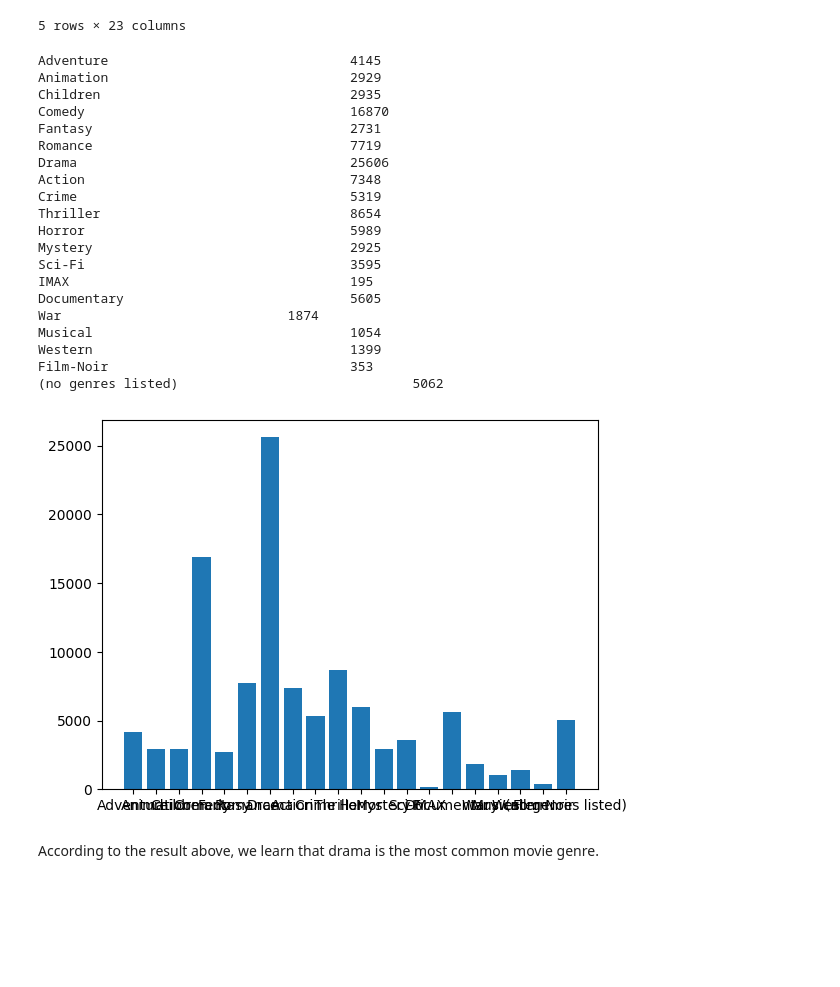
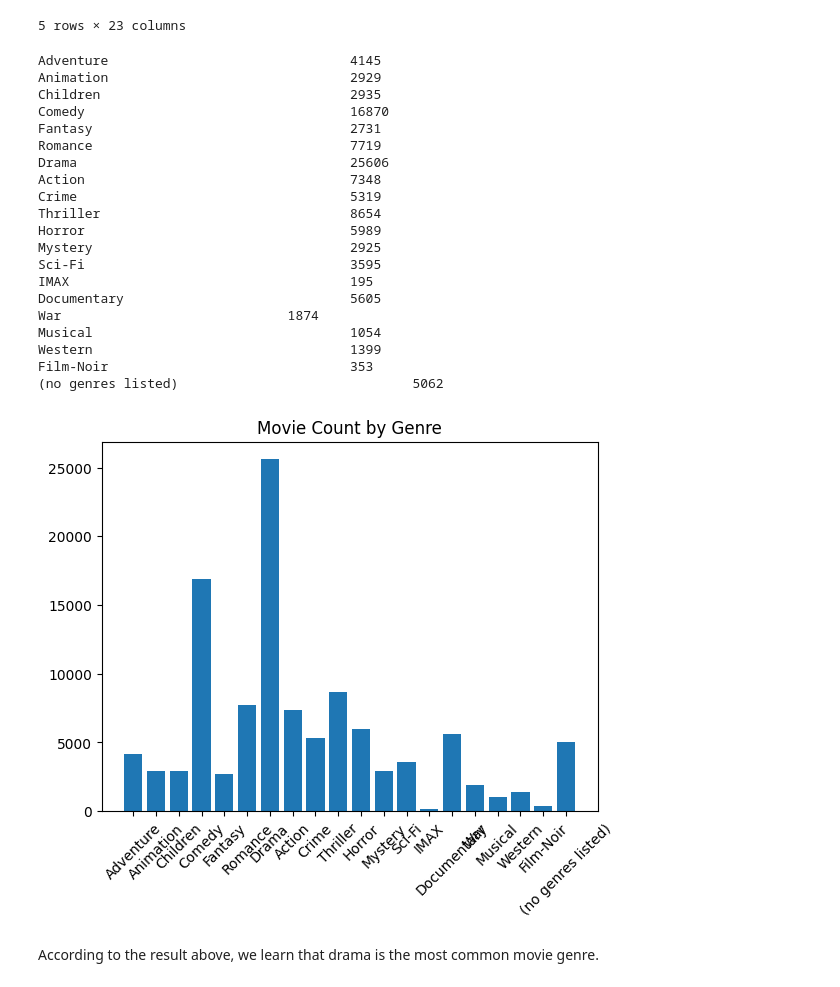
Before and after one commit to rkbhkp/Movie-Recomendation-with-ML, a Jupyter notebook: Milestone_3.ipynb, the cells around one changed output. Saved outputs shown, nothing was run; the diff lists cells and outputs as text; code cells hidden in the pictures; blank space fills up the shorter version.

```diff
--- a/Milestone_3.ipynb
+++ b/Milestone_3.ipynb
@@ -714,33 +715,35 @@ movies.head()
 # %%
 x={}
 for i in movies.columns[3:23]:
     x[i]=movies[i].value_counts()[1]
     print("{}    \t\t\t\t{}".format(i,x[i]))
 
 plt.bar(height=x.values(),x=x.keys())
+plt.title('Movie Count by Genre')
+plt.xticks(rotation=45)
 plt.show()
 # %% [output]
 Adventure                               4145
 Animation                               2929
 Children                                2935
 Comedy                                  16870
 Fantasy                                 2731
 Romance                                 7719
 Drama                                   25606
 Action                                  7348
 Crime                                   5319
 Thriller                                8654
 Horror                                  5989
 Mystery                                 2925
 Sci-Fi                                  3595
 IMAX                                    195
 Documentary                             5605
 War                             1874
 Musical                                 1054
 Western                                 1399
 Film-Noir                               353
 (no genres listed)                              5062
-[figure, old version]
+[figure, new version]
 # %% [markdown]
 According to the result above, we learn that drama is the most common movie genre.
 # %%
```
Also changed, not shown: parts of 23 cells of this notebook.
